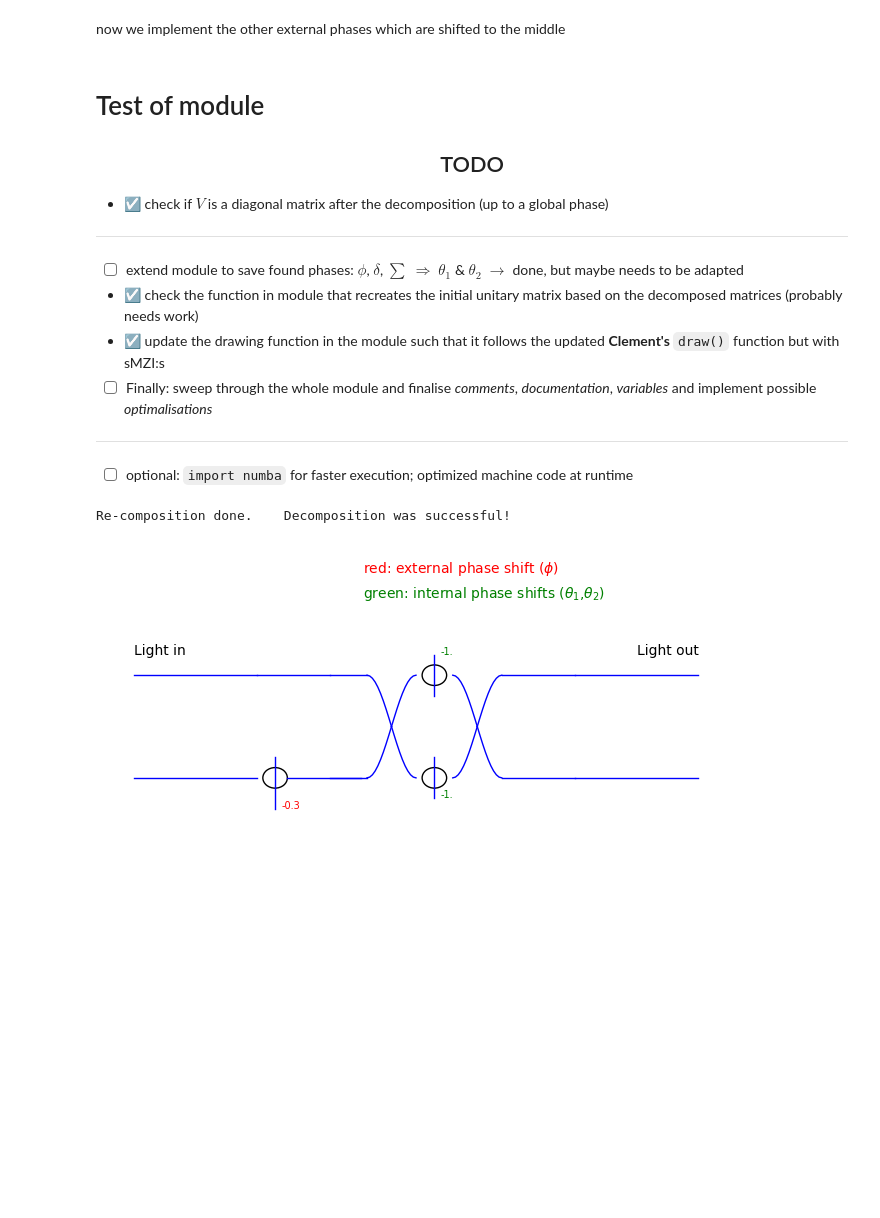
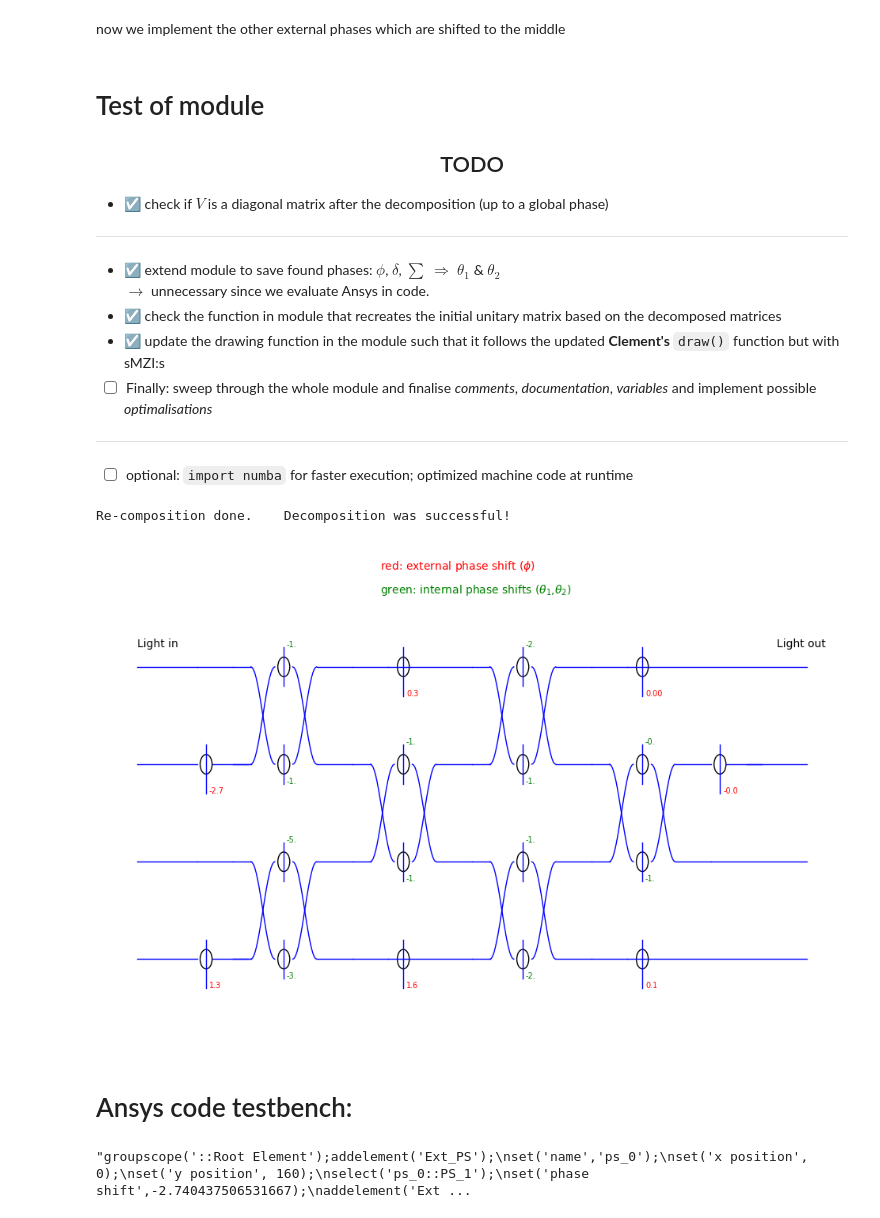
Before and after one commit to Szyli/Bell-decomposition, a Jupyter notebook: test_sMZI.ipynb, the cells around one changed output. Saved outputs shown, nothing was run; the diff lists cells and outputs as text; code cells hidden in the pictures; blank space fills up the shorter version.

Commit message:
Changed from np.complex_ to np.complex128; Fixed angles; Embedded Ansys Circuit building functions into main code-base; Introduced the positioning of Ansys elements.

```diff
--- a/test_sMZI.ipynb
+++ b/test_sMZI.ipynb
@@ -416,8 +416,9 @@ print_matrix(V.round(10))
 ## <center>TODO</center>
 - &#x2611; check if $V$ is a diagonal matrix after the decomposition (up to a global phase)
 ---
-- &#x2610; extend module to save found phases: $\phi$, $\delta$, $\sum$ $\Rightarrow$ $\theta_1$ & $\theta_2$ $\rightarrow$ done, but maybe needs to be adapted
-- &#x2611; check the function in module that recreates the initial unitary matrix based on the decomposed matrices (probably needs work)
+- &#x2611; extend module to save found phases: $\phi$, $\delta$, $\sum$ $\Rightarrow$ $\theta_1$ & $\theta_2$ <br>
+$\rightarrow$ unnecessary since we evaluate Ansys in code.
+- &#x2611; check the function in module that recreates the initial unitary matrix based on the decomposed matrices
 - &#x2611; update the drawing function in the module such that it follows the updated **Clement's** `draw()` function but with sMZI:s
 - &#x2610; Finally: sweep through the whole module and finalise *comments*, *documentation*, *variables* and implement possible *optimalisations*
 ---
@@ -448,16 +449,24 @@ def print_matrix(M: np.ndarray, prec: int=2):
 
 def check_symmetric(a, rtol=1e-05, atol=1e-08):
     return np.allclose(a, a.T, rtol=rtol, atol=atol)
-
-U = itf.random_unitary(2)
-I = itf.square_decomposition(U)
-I.calculate_transformation(U)
-I.draw()
-# %% [output]
-Re-composition done.    Decomposition was successful!
-[figure, removed]
+# %%
+N = 4
+U = itf.random_unitary(N)
+I = itf.square_decomposition(U)
+I.calculate_transformation(U)
+I.draw(save_fig=False)
+# %% [output]
+Re-composition done.    Decomposition was successful!
+[figure, added]
 # %%
 # print("number of output phases: {}\nnumber of input phases: {}".format(np.count_nonzero(I.output_phases),np.count_nonzero(I.input_phases)))
 # print("\nThe matrix encrypting the circuit after Bell's PS shifting:\n")
 # print_matrix(I.circuit)
 # print("The full circuit:\n",I.circuit_prep())
+# %% [markdown]
+# Ansys code testbench:
+# %%
+AnsysCirc = itf.AnsysCircuit(N, I.circuit_prep())
+AnsysCirc.build_Circuit()
+# %% [output]
+"groupscope('::Root Element');addelement('Ext_PS');\nset('name','ps_0');\nset('x position', 0);\nset('y position', 160);\nselect('ps_0::PS_1');\nset('phase shift',-2.740437506531667);\naddelement('Ext ...
```
Also changed, not shown: parts of 5 cells of this notebook, 1 other file.
